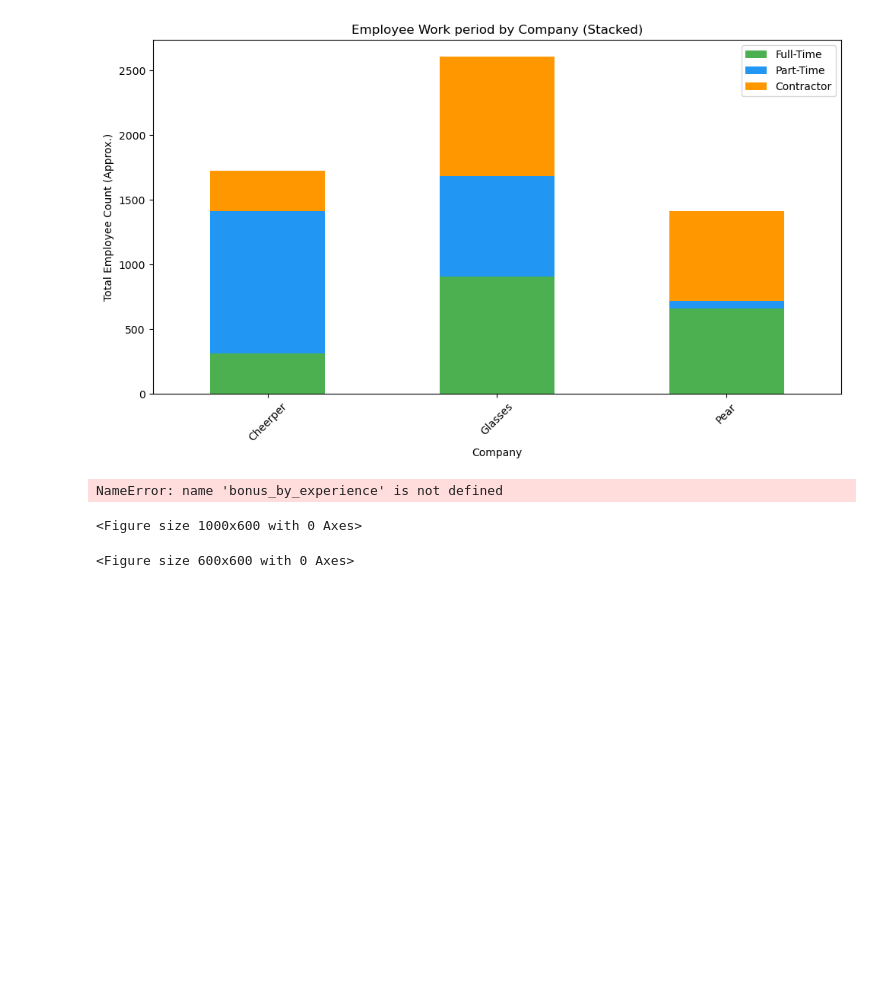
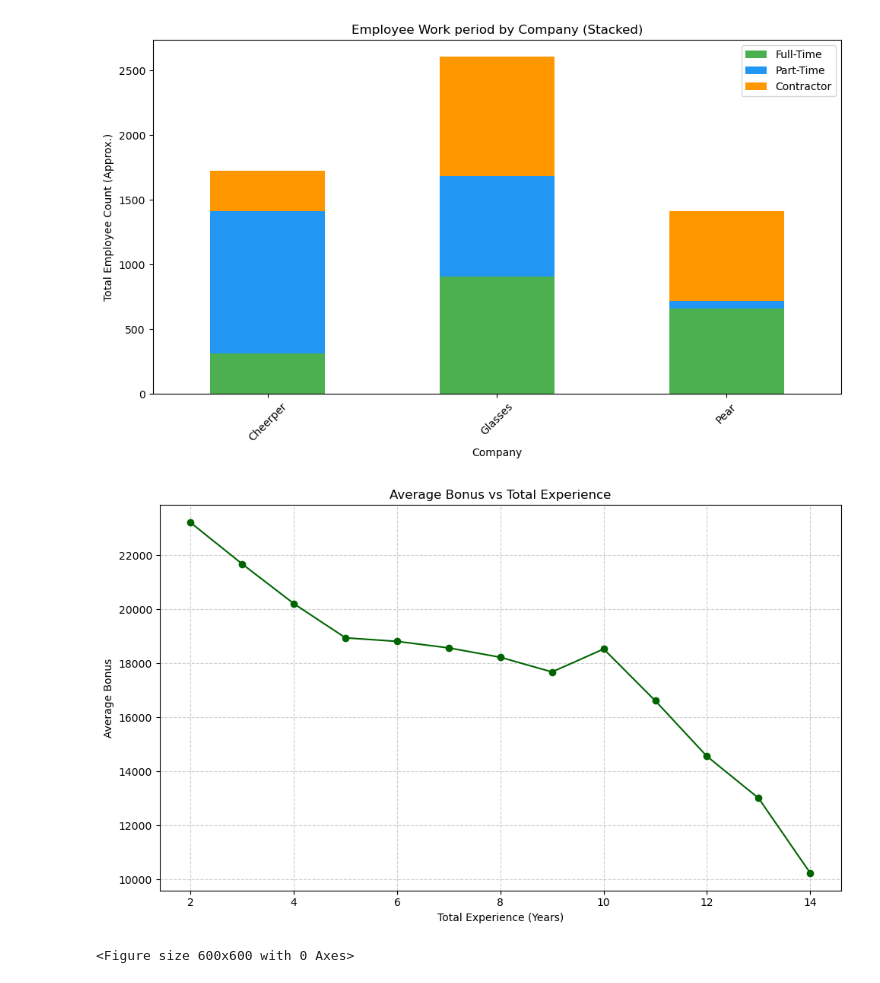
Before and after one commit to Parvashukla26/Company-Employee-Data-Analysis, a Jupyter notebook: Company_Employee_Data_Analysis.ipynb, the cells around one changed output. Cells and saved outputs as stored; diff of their text form; code cells hidden in the pictures; blank space fills up the shorter version.

Commit message:
Fixed error in notebook

```diff
--- a/Company_Employee_Data_Analysis.ipynb
+++ b/Company_Employee_Data_Analysis.ipynb
@@ -251,16 +251,15 @@ df['total_experience'] = df['prior_years_experience'] + df['years_in_the_company
 Annual_Bonus = df.groupby('total_experience')['annual_bonus'].mean().reset_index()
 # %%
 plt.figure(figsize=(10, 6))
-plt.plot(bonus_by_experience['total_experience'], bonus_by_experience['annual_bonus'], color='darkgreen', marker='o')
+plt.plot(Annual_Bonus['total_experience'], Annual_Bonus['annual_bonus'], color='darkgreen', marker='o')
 plt.title('Average Bonus vs Total Experience')
 plt.xlabel('Total Experience (Years)')
 plt.ylabel('Average Bonus')
 plt.grid(True, linestyle='--', alpha=0.6)
 plt.tight_layout()
 plt.show()
 # %% [output]
-NameError: name 'bonus_by_experience' is not defined
-<Figure size 1000x600 with 0 Axes>
+[figure, added]
 # %%
 employee_per_dept = df['department'].value_counts()
 colors = plt.cm.tab10.colors
```
